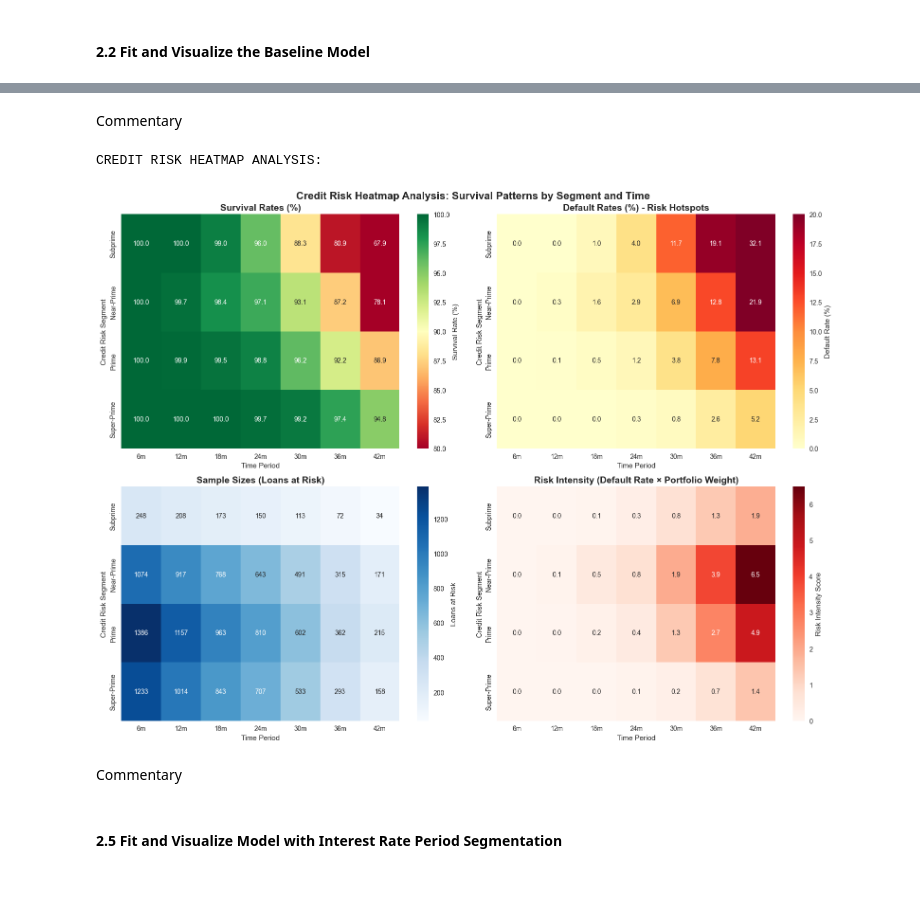
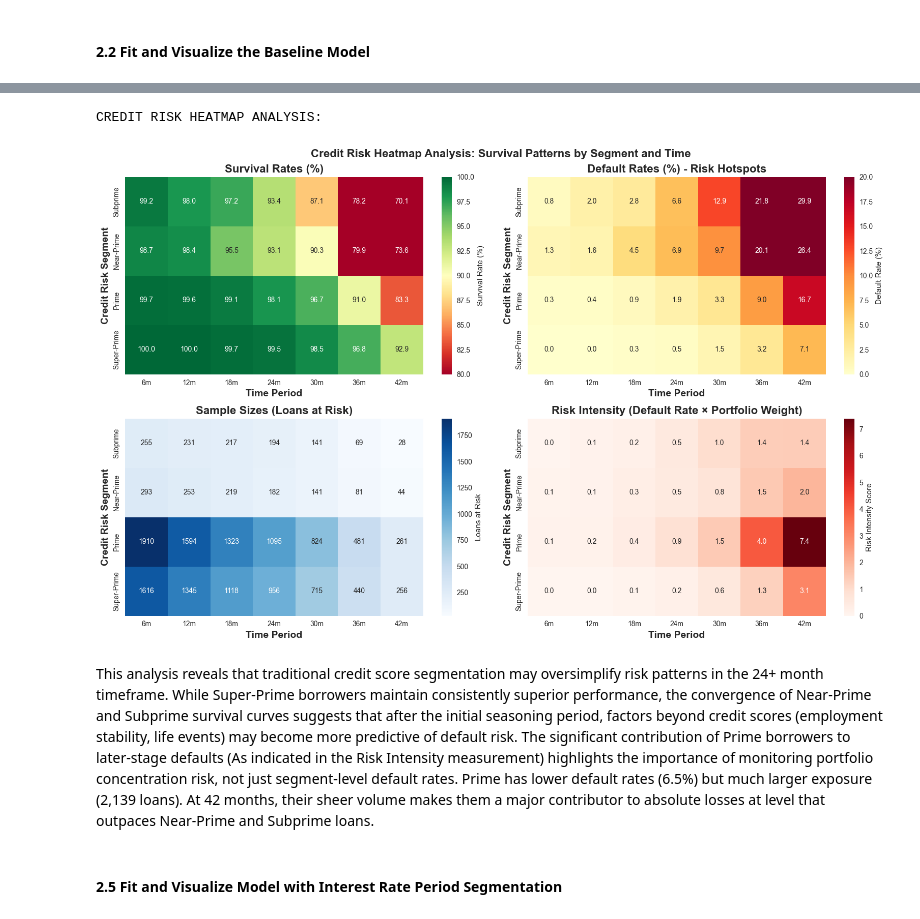
Before and after one commit to imoore99/SURVIVAL_RATE_ANALYSIS, a Jupyter notebook: SURVIVAL_RATE_ANALYSIS.ipynb, the cells around one changed output, grey strips where cells are left out. Drawn from its saved outputs; the diff is of its cells as text; code cells hidden in the pictures; blank space fills up the shorter version.

Commit message:
Survival Rate code has been developed. pdf is printed.

```diff
--- a/SURVIVAL_RATE_ANALYSIS.ipynb
+++ b/SURVIVAL_RATE_ANALYSIS.ipynb
@@ -64,7 +62,7 @@ def structure_loan_data(loan_data_csv):
 
 
     # Initialize dataframe for loan data
-    loan_data = pd.DataFrame(columns=['loan_id', 'open_date', 'credit_score', '6_month_credit_score', 'rate', 'orig_amount', 'status', 'rate_bucket', 'score_bucket', 'orig_amount_bucket', 'open_year', 'open_month', 'open_month_str', 'maturity_date'])
+    loan_data = pd.DataFrame(columns=['loan_id', 'open_date', 'credit_score', '6_month_credit_score', 'term', 'rate', 'orig_amount', 'status', 'rate_bucket', 'score_bucket', 'orig_amount_bucket', 'open_year', 'open_month', 'open_month_str', 'maturity_date'])
 
     loan_data['loan_id'] = loan_data_raw.index + 1000
     loan_data['open_date'] = pd.to_datetime(loan_data_raw['OPEN_DATE'])
@@ -76,6 +74,7 @@ def structure_loan_data(loan_data_csv):
 
     # Randomly assign a amtuirty date between 3 and 8 years from the open date
     loan_data['maturity_date'] = loan_data['open_date'] + pd.to_timedelta(loan_data_raw['TERM'] * 30.44, unit='D')
+    loan_data['term'] = loan_data_raw['TERM']
 
     #Backfill other date columns
     loan_data['open_month'] = loan_data['open_date'].dt.to_period('M')
@@ -84,7 +83,7 @@ def structure_loan_data(loan_data_csv):
 
 
     # Create buckets for rate
-    rate_bucket_bins = [0, 5, 8, 12, 15, 22]
+    rate_bucket_bins = [0, 10, 13, 16, 19, 22]
     rate_bucket_labels = ['Low', 'Low-Med', 'Medium', 'Med-High', 'High']
     loan_data = bucket_loan_data(loan_data, 'rate', 'rate_bucket',
                     bins=rate_bucket_bins,
@@ -92,7 +91,7 @@ def structure_loan_data(loan_data_csv):
                     )
 
     # Create buckets for credit score
-    score_bucket_bins=[-1, 629, 689, 749, 900]
+    score_bucket_bins=[-1, 599, 649, 729, 900]
     score_bucket_labels=['Subprime', 'Near-Prime', 'Prime', 'Super-Prime']
     loan_data = bucket_loan_data(loan_data, 'credit_score', 'score_bucket',
                     bins=score_bucket_bins,
@@ -513,13 +500,13 @@ def create_survival_heatmap_data(survival_data, segments, segment_col):
 
     return survival_df, default_df, sample_df
 # %%
-def plot_survival_heatmaps(survival_df, default_df, sample_df):
+def plot_survival_heatmaps(survival_df, default_df, sample_df, segment_col):
     """
     Create comprehensive heatmap visualizations
     """
 
     # Create figure with multiple heatmaps
-    fig, axes = plt.subplots(2, 2, figsize=(16, 12))
+    fig, axes = plt.subplots(2, 2, figsize=(16, 10))
     fig.suptitle('Credit Risk Heatmap Analysis: Survival Patterns by Segment and Time',
                  fontsize=16, fontweight='bold')
 
@@ -528,26 +515,26 @@ def plot_survival_heatmaps(survival_df, default_df, sample_df):
     sns.heatmap(survival_df, annot=True, fmt='.1f', cmap='RdYlGn',
                 center=90, vmin=80, vmax=100, ax=ax1,
                 cbar_kws={'label': 'Survival Rate (%)'})
-    ax1.set_title('Survival Rates (%)', fontsize=14, fontweight='bold')
-    ax1.set_xlabel('Time Period')
-    ax1.set_ylabel('Credit Risk Segment')
+    ax1.set_title('Survival Rates (%)', fontsize=16, fontweight='bold')
+    ax1.set_xlabel('Time Period', fontsize=14, fontweight = 'bold')
+    ax1.set_ylabel('Credit Risk Segment', fontsize=14, fontweight = 'bold')
 
     # 2. Default Rate Heatmap (inverted colors - red = bad)
     ax2 = axes[0, 1]
     sns.heatmap(default_df, annot=True, fmt='.1f', cmap='YlOrRd',
                 vmin=0, vmax=20, ax=ax2,
                 cbar_kws={'label': 'Default Rate (%)'})
-    ax2.set_title('Default Rates (%) - Risk Hotspots', fontsize=14, fontweight='bold')
-    ax2.set_xlabel('Time Period')
-    ax2.set_ylabel('Credit Risk Segment')
+    ax2.set_title('Default Rates (%) - Risk Hotspots', fontsize=16, fontweight='bold')
+    ax2.set_xlabel('Time Period', fontsize=14, fontweight = 'bold')
+    ax2.set_ylabel('Credit Risk Segment', fontsize=14, fontweight = 'bold')
 
     # 3. Sample Size Heatmap
     ax3 = axes[1, 0]
     sns.heatmap(sample_df, annot=True, fmt='d', cmap='Blues',
                 ax=ax3, cbar_kws={'label': 'Loans at Risk'})
-    ax3.set_title('Sample Sizes (Loans at Risk)', fontsize=14, fontweight='bold')
-    ax3.set_xlabel('Time Period')
-    ax3.set_ylabel('Credit Risk Segment')
+    ax3.set_title('Sample Sizes (Loans at Risk)', fontsize=16, fontweight='bold')
+    ax3.set_xlabel('Time Period', fontsize=14, fontweight = 'bold')
+    ax3.set_ylabel('Credit Risk Segment', fontsize=14, fontweight = 'bold')
 
     # 4. Risk Intensity Heatmap (Default Rate × Sample Size)
     ax4 = axes[1, 1]
@@ -555,10 +542,11 @@ def plot_survival_heatmaps(survival_df, default_df, sample_df):
     risk_intensity = default_df * (sample_df / sample_df.sum())
     sns.heatmap(risk_intensity, annot=True, fmt='.1f', cmap='Reds',
                 ax=ax4, cbar_kws={'label': 'Risk Intensity Score'})
-    ax4.set_title('Risk Intensity (Default Rate × Portfolio Weight)', fontsize=14, fontweight='bold')
-    ax4.set_xlabel('Time Period')
-    ax4.set_ylabel('Credit Risk Segment')
+    ax4.set_title('Risk Intensity (Default Rate × Portfolio Weight)', fontsize=16, fontweight='bold')
+    ax4.set_xlabel('Time Period', fontsize=14, fontweight = 'bold')
+    ax4.set_ylabel('Credit Risk Segment', fontsize=14, fontweight = 'bold')
 
+    plt.savefig(f'{segment_col}_survival_heatmap.png')
     plt.tight_layout()
     plt.show()
 
@@ -865,16 +845,14 @@ segmented_survival_analysis = create_segmented_survival_analysis(survival_data,
-# %% [markdown]
-Commentary
 # %%
 print("\033[1mCREDIT RISK HEATMAP ANALYSIS:\033[0m")
 # %% [output]
 CREDIT RISK HEATMAP ANALYSIS:
 # %%
 survival_df, default_df, sample_df = create_survival_heatmap_data(survival_data, segments, segment_col)
-survival_heatmaps = plot_survival_heatmaps(survival_df, default_df, sample_df)
+survival_heatmaps = plot_survival_heatmaps(survival_df, default_df, sample_df, segment_col)
 # %% [output]
-[figure, old version]
+[figure, new version]
 # %% [markdown]
-Commentary
+This analysis reveals that traditional credit score segmentation may oversimplify risk patterns in the 24+ month timeframe. While Super-Prime borrowers maintain consistently superior performance, the convergence of Near-Prime and Subprime survival curves suggests that after the initial seasoning period, factors beyond credit scores (employment stability, life events) may become more predictive of default risk. The significant contribution of Prime borrowers to later-stage defaults (As indicated in the Risk Intensity measurement) highlights the importance of monitoring portfolio concentration risk, not just segment-level default rates. Prime has lower default rates (6.5%) but much larger exposure (2,139 loans). At 42 months, their sheer volume makes them a major contributor to absolute losses at level that outpaces Near-Prime and Subprime loans.
 # %% [markdown]
 #### 2.5 Fit and Visualize Model with Interest Rate Period Segmentation
 # %%
```
Also changed, not shown: parts of 54 cells of this notebook, 11 other files.
